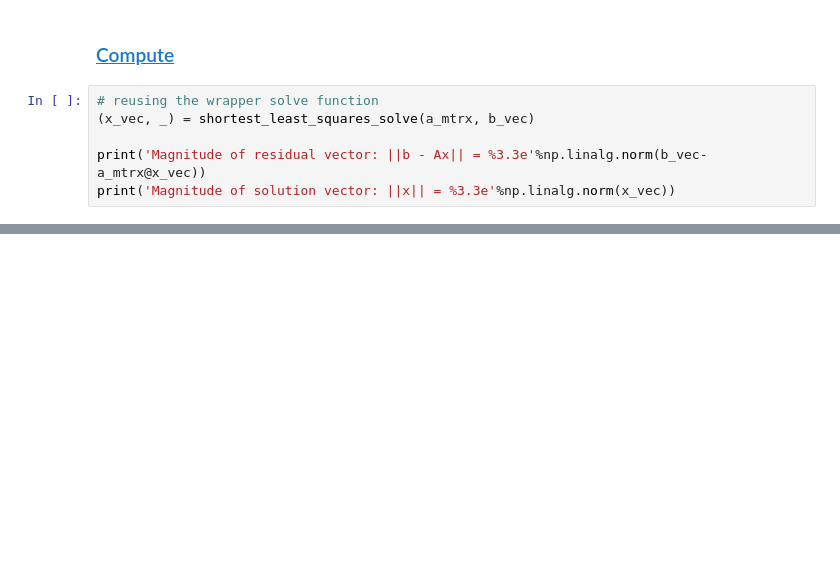
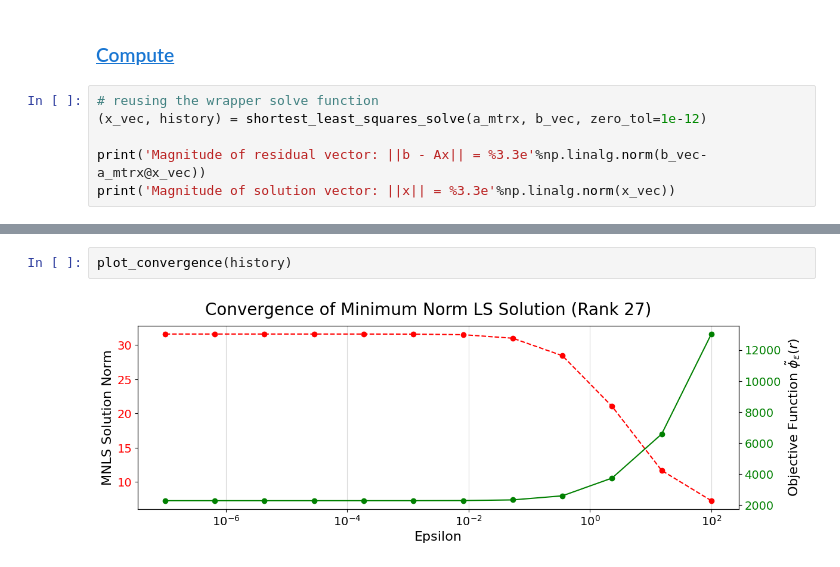
Before and after one commit to dpploy/chen-3170, a Jupyter notebook: notebooks/10-shortest-lsq-solver.ipynb, the cells around one changed output, grey strips where cells are left out. Saved outputs shown, nothing was run; the diff lists cells and outputs as text; blank space fills up the shorter version.

```diff
--- a/notebooks/10-shortest-lsq-solver.ipynb
+++ b/notebooks/10-shortest-lsq-solver.ipynb
@@ -352,7 +356,7 @@ b_vec =
 ### [Compute](#toc)<a id="anothercompute"></a>
 # %%
 # reusing the wrapper solve function
-(x_vec, _) = shortest_least_squares_solve(a_mtrx, b_vec)
+(x_vec, history) = shortest_least_squares_solve(a_mtrx, b_vec, zero_tol=1e-12)
 
 print('Magnitude of residual vector: ||b - Ax|| = %3.3e'%np.linalg.norm(b_vec-a_mtrx@x_vec))
 print('Magnitude of solution vector: ||x|| = %3.3e'%np.linalg.norm(x_vec))
@@ -392,3 +380,7 @@ print('Magnitude of solution vector: ||x|| = %3.3e'%np.linalg.norm(x_vec))
+# %%
+plot_convergence(history)
+# %% [output]
+[figure, added]
 # %%
 '''Minimum norm least-squares solution'''
 
```
Also changed, not shown: parts of 11 cells of this notebook.
